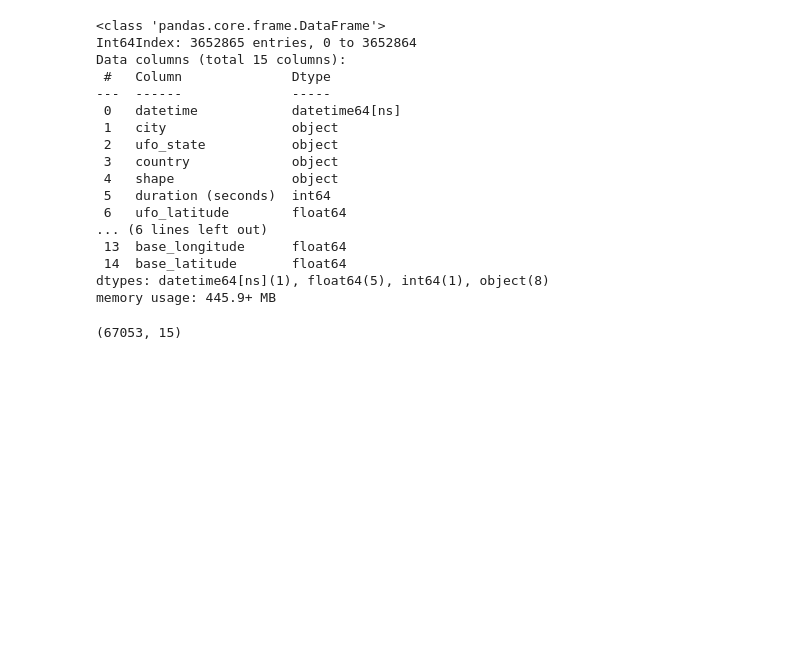
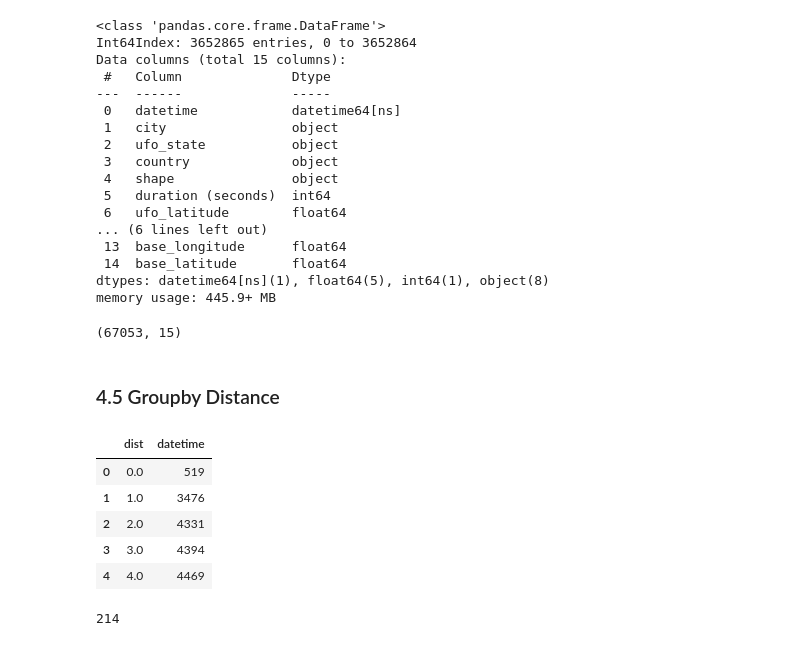
Before and after one commit to Cheryl277/Project-3-Unidenified-Falling-Objects-, a Jupyter notebook: UFO Data Cleaning.ipynb, the cells around one changed output. Drawn from its saved outputs; the diff is of its cells as text; code cells hidden in the pictures; blank space fills up the shorter version.

```diff
--- a/UFO Data Cleaning.ipynb
+++ b/UFO Data Cleaning.ipynb
@@ -438,4 +438,23 @@ df_full4 = df_full3.drop_duplicates()
 print(df_full4.shape)
 # %% [output]
 (67053, 15)
+# %% [markdown]
+### 4.5 Groupby Distance
+# %%
+df_full5 = df_full4[['datetime', 'dist']]
+df_full5 = df_full5.copy()
+df_full5['dist'] = df_full5['dist'].round()
+df_full5 = df_full5.groupby('dist').count().reset_index()
+df_full5.head()
+# %% [output]
+|  | dist | datetime |
+| 0 | 0.0 | 519 |
+| 1 | 1.0 | 3476 |
+| 2 | 2.0 | 4331 |
+| 3 | 3.0 | 4394 |
+| 4 | 4.0 | 4469 |
+# %%
+len(df_full5)
+# %% [output]
+214
 # %%
```
Also changed, not shown: parts of 7 cells of this notebook, 8 other files.
